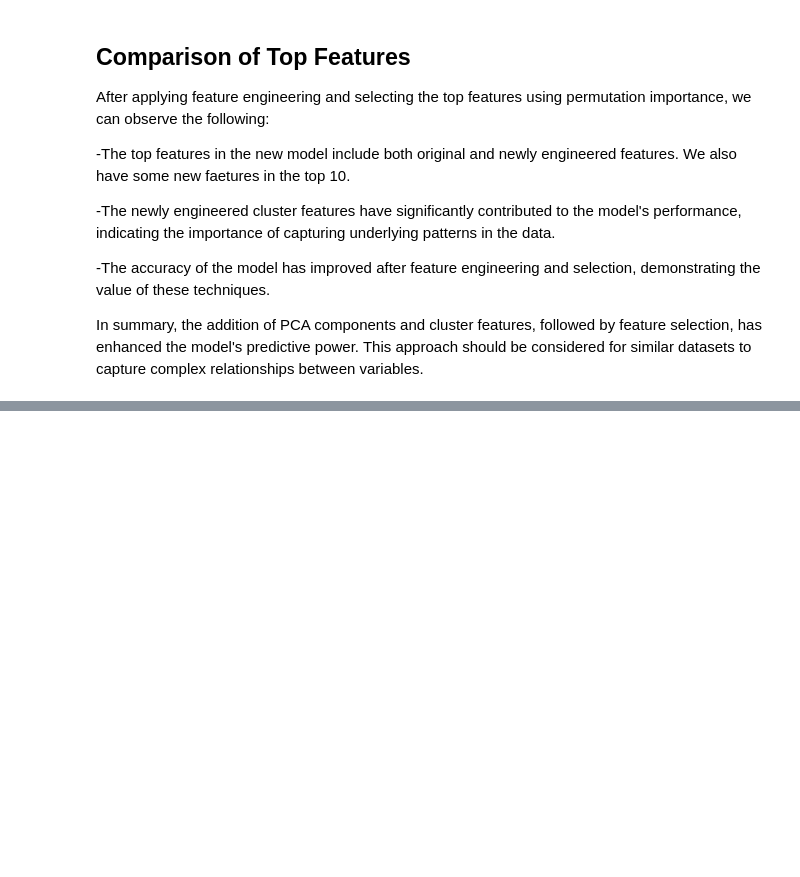
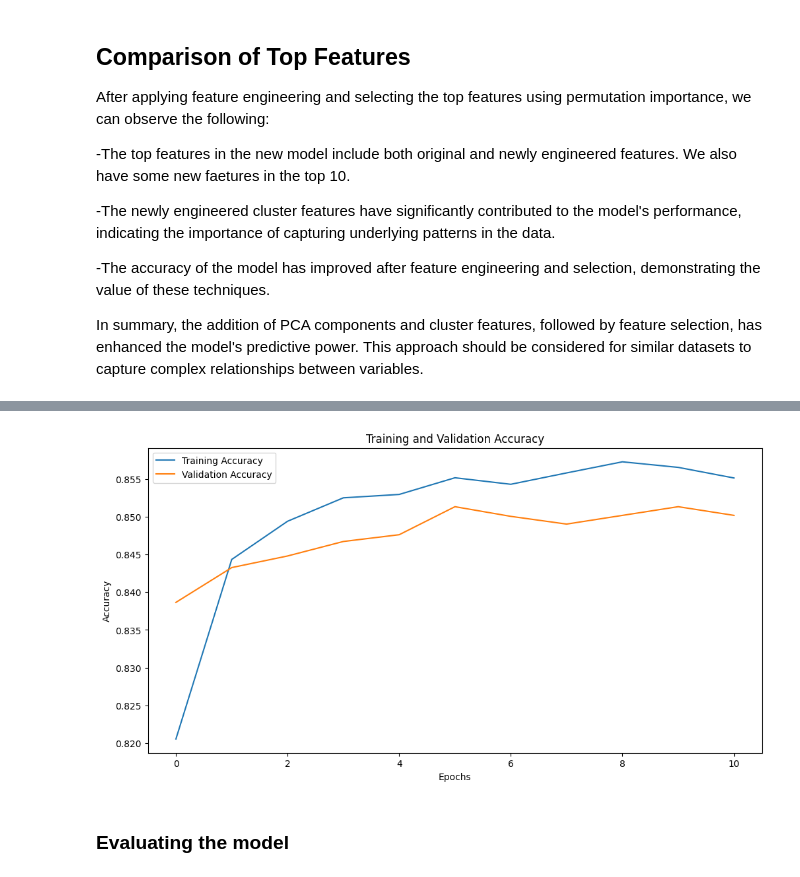
Before and after one commit to Josey1/Project-4_ML, a Jupyter notebook: Project4_part1_core.ipynb, the cells around one changed output, grey strips where cells are left out. Cells and saved outputs as stored; diff of their text form; code cells hidden in the pictures; blank space fills up the shorter version.

```diff
--- a/Project4_part1_core.ipynb
+++ b/Project4_part1_core.ipynb
@@ -300,0 +450,5 @@ In summary, the addition of PCA components and cluster features, followed by fea
+# %%
+# Standardize the data
+scaler = StandardScaler()
+X_train_scaled = scaler.fit_transform(X_train)
+X_test_scaled = scaler.transform(X_test)
@@ -300,0 +457,18 @@ In summary, the addition of PCA components and cluster features, followed by fea
+# %%
+# Build the model
+def build_model():
+    model = Sequential([
+        Dense(64, activation='relu', input_shape=(X_train_scaled.shape[1],)),
+        Dropout(0.5),
+        Dense(1, activation='sigmoid')
+    ])
+    model.compile(optimizer='adam', loss='binary_crossentropy', metrics=['accuracy'])
+    return model
+
+model = build_model()
+# %%
+# Early stopping callback
+early_stopping = EarlyStopping(monitor='val_accuracy', patience=5, restore_best_weights=True)
+# %%
+# Train the model
+history = model.fit(X_train_scaled, y_train, epochs=50, validation_split=0.2, callbacks=[early_stopping])
@@ -300,0 +493,15 @@ In summary, the addition of PCA components and cluster features, followed by fea
+# %%
+#Visualising the training history
+# Plot training history
+plt.figure(figsize=(12, 6))
+plt.plot(history.history['accuracy'], label='Training Accuracy')
+plt.plot(history.history['val_accuracy'], label='Validation Accuracy')
+plt.xlabel('Epochs')
+plt.ylabel('Accuracy')
+plt.title('Training and Validation Accuracy')
+plt.legend()
+plt.show()
+# %% [output]
+[figure, added]
+# %% [markdown]
+### Evaluating the model
```
Also changed, not shown: parts of 26 cells of this notebook.
